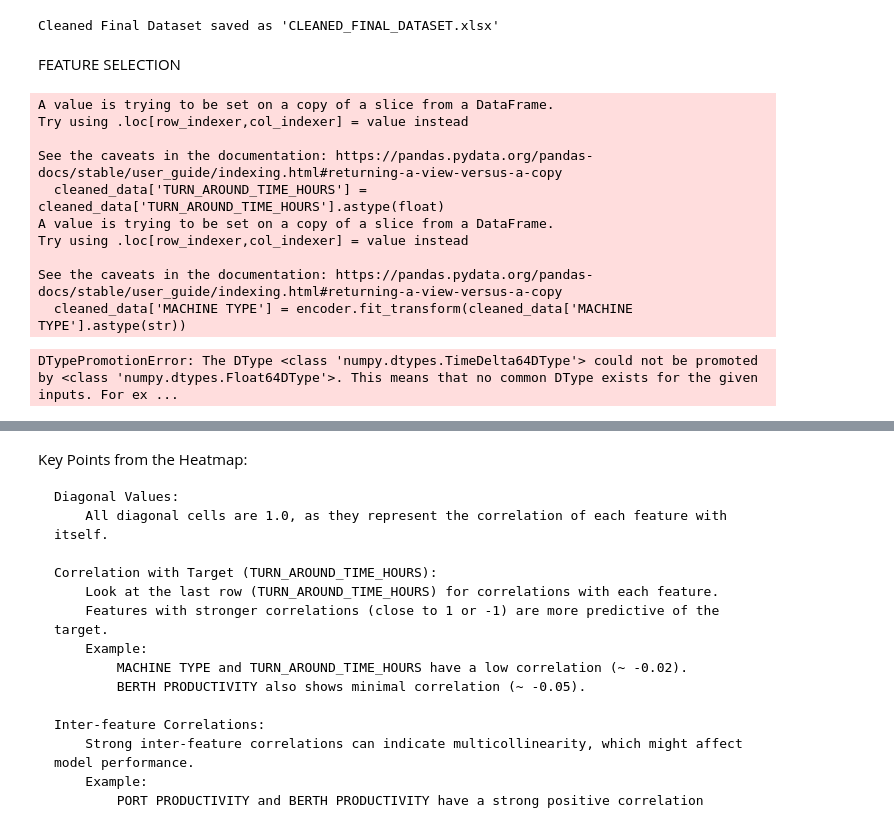
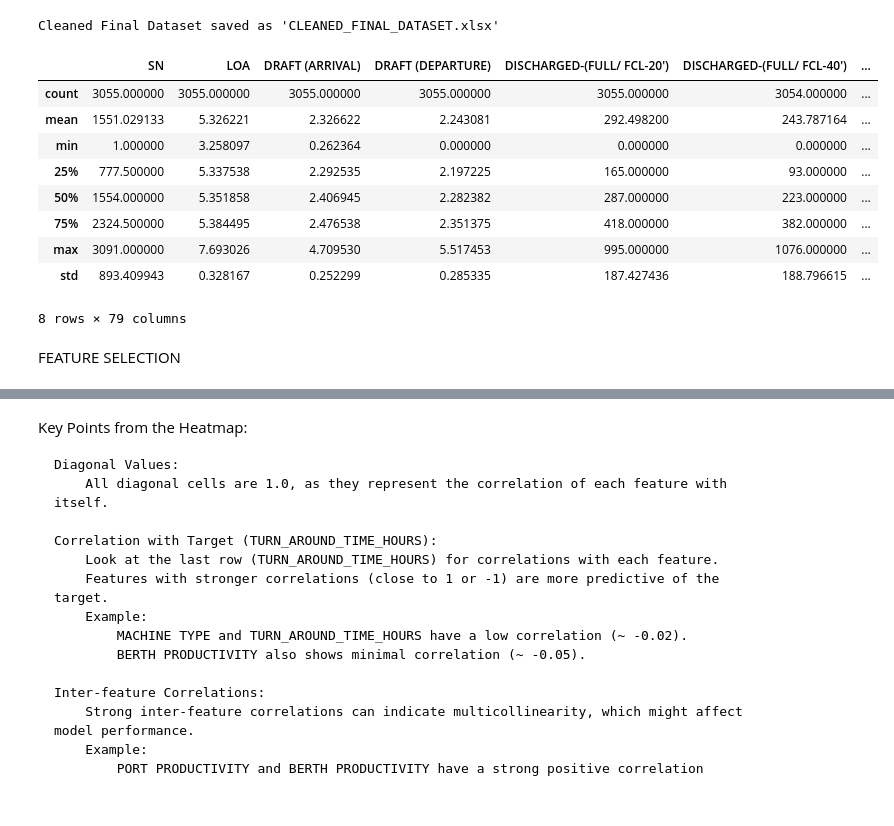
Before and after one commit to Athman-Athman/RESEARCH, a Jupyter notebook: RESEARCH_DATA_ANALYSIS_VTT_NOV_24.ipynb, the cells around one changed output, grey strips where cells are left out. Cells and saved outputs as stored; diff of their text form; code cells hidden in the pictures.

```diff
--- a/RESEARCH_DATA_ANALYSIS_VTT_NOV_24.ipynb
+++ b/RESEARCH_DATA_ANALYSIS_VTT_NOV_24.ipynb
@@ -598,5 +598,21 @@ DATA_NEW_VARIABLES.to_excel("CLEANED_FINAL_DATASET.xlsx", index=False)
 print("Cleaned Final Dataset saved as 'CLEANED_FINAL_DATASET.xlsx'")
 # %% [output]
 Cleaned Final Dataset saved as 'CLEANED_FINAL_DATASET.xlsx'
+# %%
+# Loading the dataset
+file_path = './CLEANED_FINAL_DATASET.xlsx'
+fd = pd.read_excel(file_path)
+fd.describe()
+# %% [output]
+|  | SN | LOA | DRAFT (ARRIVAL) | DRAFT (DEPARTURE) | DISCHARGED-(FULL/ FCL-20') | DISCHARGED-(FULL/ FCL-40') | ... |
+| count | 3055.000000 | 3055.000000 | 3055.000000 | 3055.000000 | 3055.000000 | 3054.000000 | ... |
+| mean | 1551.029133 | 5.326221 | 2.326622 | 2.243081 | 292.498200 | 243.787164 | ... |
+| min | 1.000000 | 3.258097 | 0.262364 | 0.000000 | 0.000000 | 0.000000 | ... |
+| 25% | 777.500000 | 5.337538 | 2.292535 | 2.197225 | 165.000000 | 93.000000 | ... |
+| 50% | 1554.000000 | 5.351858 | 2.406945 | 2.282382 | 287.000000 | 223.000000 | ... |
+| 75% | 2324.500000 | 5.384495 | 2.476538 | 2.351375 | 418.000000 | 382.000000 | ... |
+| max | 3091.000000 | 7.693026 | 4.709530 | 5.517453 | 995.000000 | 1076.000000 | ... |
+| std | 893.409943 | 0.328167 | 0.252299 | 0.285335 | 187.427436 | 188.796615 | ... |
+8 rows × 79 columns
 # %% [markdown]
 FEATURE SELECTION
@@ -607,59 +618,0 @@ data['TURN_AROUND_TIME_HOURS'] = data['TURN_AROUND_TIME'].dt.total_seconds() / 3
-# %%
-from sklearn.feature_selection import SelectKBest, f_regression
-from sklearn.ensemble import RandomForestRegressor
-from sklearn.preprocessing import LabelEncoder
-
-# Ensure 'TURN_AROUND_TIME_HOURS' is numeric and non-NaN
-cleaned_data = data.dropna(subset=['TURN_AROUND_TIME_HOURS'] + candidate_features)
-cleaned_data['TURN_AROUND_TIME_HOURS'] = cleaned_data['TURN_AROUND_TIME_HOURS'].astype(float)
-
-# Label encode 'MACHINE TYPE' if it's categorical
-if 'MACHINE TYPE' in cleaned_data.columns:
-    encoder = LabelEncoder()
-    cleaned_data['MACHINE TYPE'] = encoder.fit_transform(cleaned_data['MACHINE TYPE'].astype(str))
-
-# Define features (X) and target (y)
-candidate_features = [
-    'TOTAL TEUs','WAITING_TIME_TO_DOCK','WAITING_OPERATIONS','OPERATION_TIME',
-    'UNLOADING_TIME','PORT PRODUCTIVITY', 'BERTH PRODUCTIVITY',
-    'OPERATIONS PRODUCTIVITY',
-    'MACHINE TYPE'
-]
-X = cleaned_data[candidate_features]
-y = cleaned_data['TURN_AROUND_TIME_HOURS']
-
-# 1. Correlation-based feature selection
-correlation_matrix = X.join(y).corr()
-correlation_with_target = correlation_matrix['TURN_AROUND_TIME_HOURS'].sort_values(ascending=False)
-
-# 2. Univariate feature selection
-selector = SelectKBest(f_regression, k='all')
-selector.fit(X, y)
-univariate_scores = dict(zip(candidate_features, selector.scores_))
-
-# 3. Model-based feature selection (Random Forest)
-model = RandomForestRegressor(random_state=42)
-model.fit(X, y)
-feature_importances = dict(zip(candidate_features, model.feature_importances_))
-
-# Combine results
-feature_selection_results = {
-    'Correlation with Target': correlation_with_target.to_dict(),
-    'Univariate Scores': univariate_scores,
-    'Model Importances': feature_importances
-}
-
-# Display feature selection results
-print(feature_selection_results)
-# %% [output]
-A value is trying to be set on a copy of a slice from a DataFrame.
-Try using .loc[row_indexer,col_indexer] = value instead
-
-See the caveats in the documentation: https://pandas.pydata.org/pandas-docs/stable/user_guide/indexing.html#returning-a-view-versus-a-copy
-  cleaned_data['TURN_AROUND_TIME_HOURS'] = cleaned_data['TURN_AROUND_TIME_HOURS'].astype(float)
-A value is trying to be set on a copy of a slice from a DataFrame.
-Try using .loc[row_indexer,col_indexer] = value instead
-
-See the caveats in the documentation: https://pandas.pydata.org/pandas-docs/stable/user_guide/indexing.html#returning-a-view-versus-a-copy
-  cleaned_data['MACHINE TYPE'] = encoder.fit_transform(cleaned_data['MACHINE TYPE'].astype(str))
-DTypePromotionError: The DType <class 'numpy.dtypes.TimeDelta64DType'> could not be promoted by <class 'numpy.dtypes.Float64DType'>. This means that no common DType exists for the given inputs. For ex ...
```
Also changed, not shown: parts of 6 cells of this notebook.
